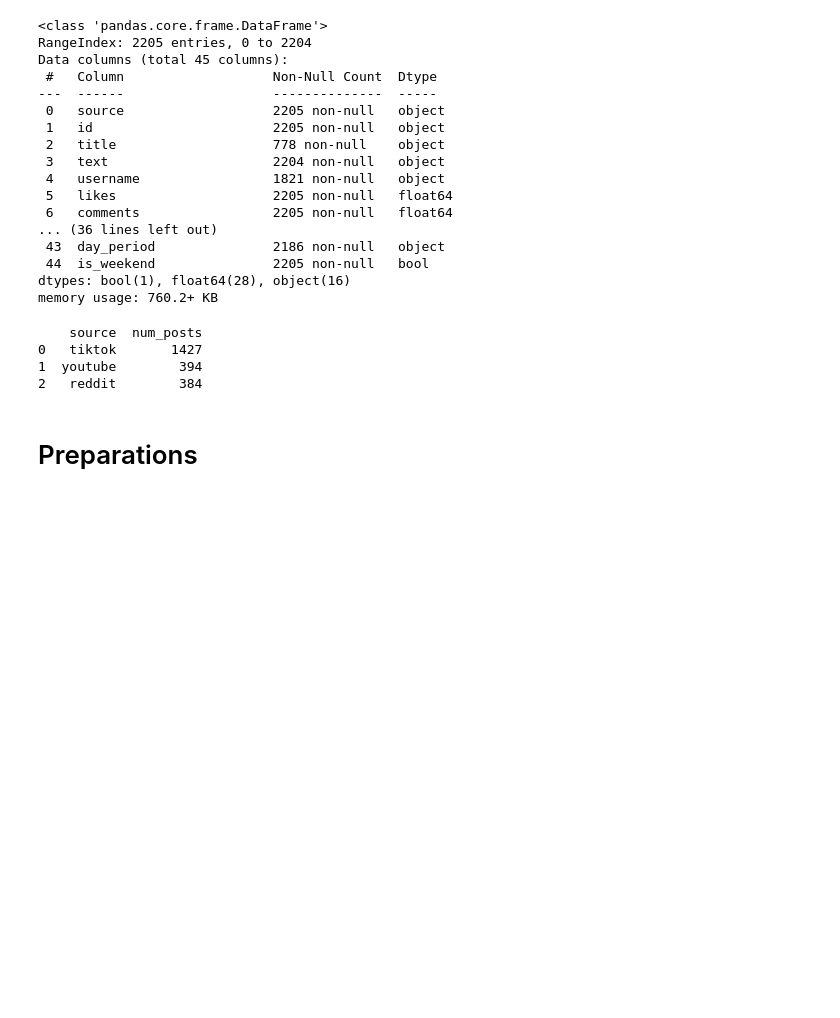
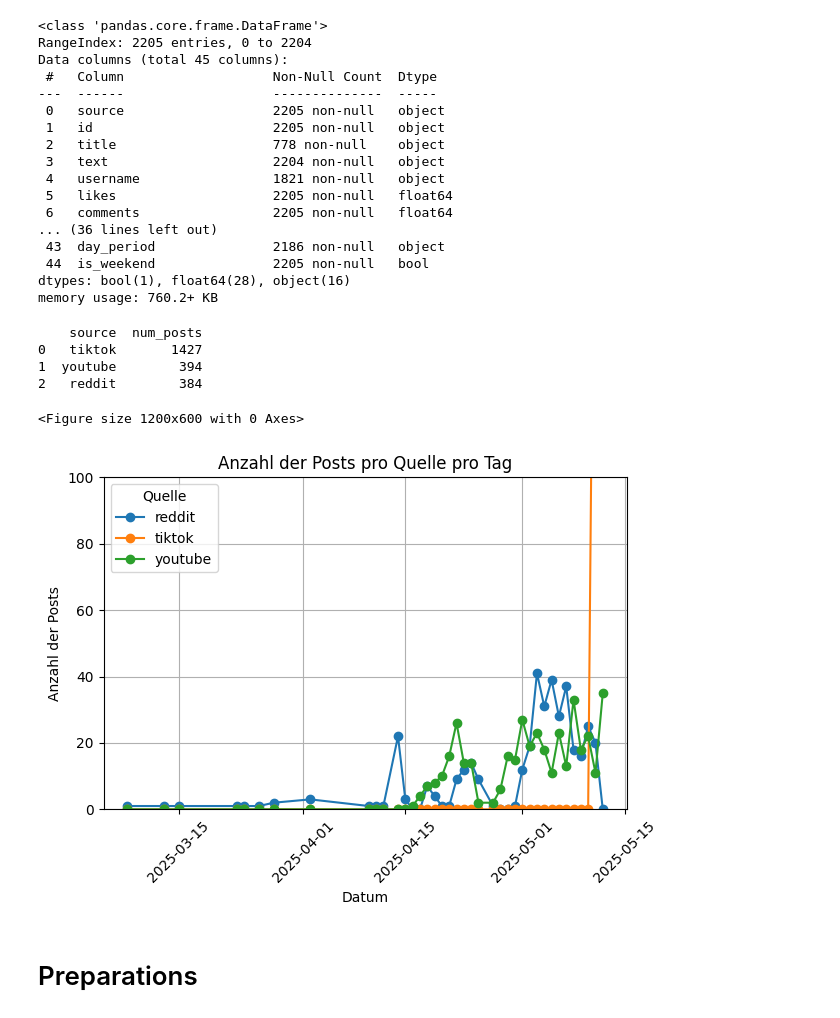
Before and after one commit to sofietheresa/TrendAnalyseSocialMedia, a Jupyter notebook: notebooks/03_data_exploration.ipynb, the cells around one changed output. Saved outputs shown, nothing was run; the diff lists cells and outputs as text; code cells hidden in the pictures; blank space fills up the shorter version.

```diff
--- a/notebooks/03_data_exploration.ipynb
+++ b/notebooks/03_data_exploration.ipynb
@@ -84,6 +84,35 @@ print(post_counts)
 0   tiktok       1427
 1  youtube        394
 2   reddit        384
+# %%
+import pandas as pd
+import matplotlib.pyplot as plt
+
+# Datumsspalte sicherstellen (ggf. anpassen)
+df['date'] = pd.to_datetime(df['published_at']).dt.date  # Nur das Datum, keine Uhrzeit
+
+# Gruppieren: Anzahl Posts pro Tag und Quelle
+daily_counts = df.groupby(['date', 'source']).size().reset_index(name='count')
+
+# Pivotieren für saubere Darstellung
+pivot_df = daily_counts.pivot(index='date', columns='source', values='count').fillna(0)
+
+# Plotten
+plt.figure(figsize=(12, 6))
+pivot_df.plot(kind='line', marker='o')
+
+plt.title('Anzahl der Posts pro Quelle pro Tag')
+plt.xlabel('Datum')
+plt.ylabel('Anzahl der Posts')
+plt.xticks(rotation=45)
+plt.legend(title='Quelle')
+plt.ylim(0, 100)  # Y-Achse auf 0–100 begrenzen
+plt.tight_layout()
+plt.grid(True)
+plt.show()
+# %% [output]
+<Figure size 1200x600 with 0 Axes>
+[figure, added]
 # %% [markdown]
 # Preparations
 # %%
```
Also changed, not shown: 8 other files.
